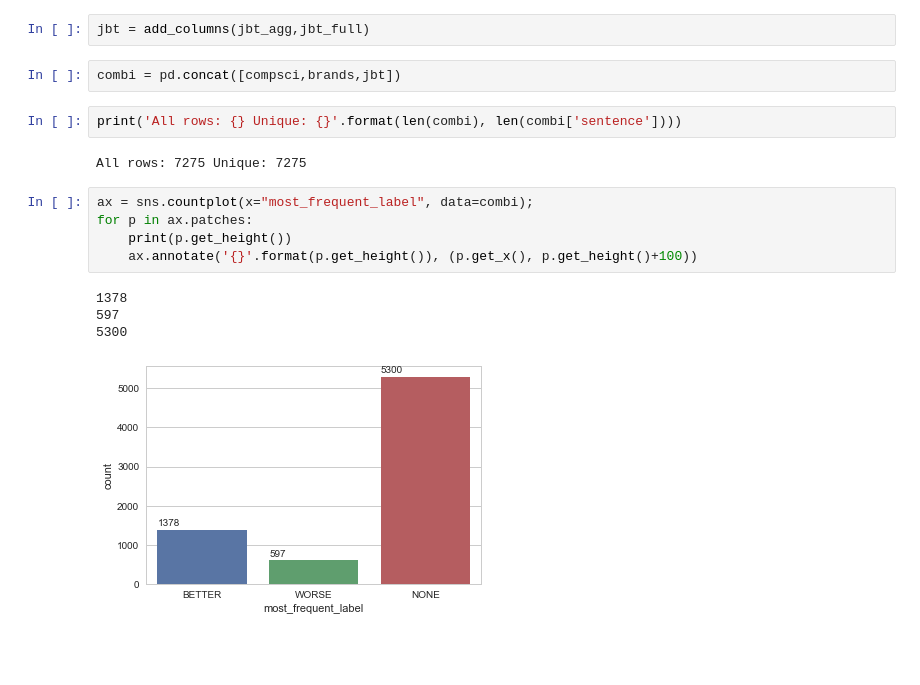
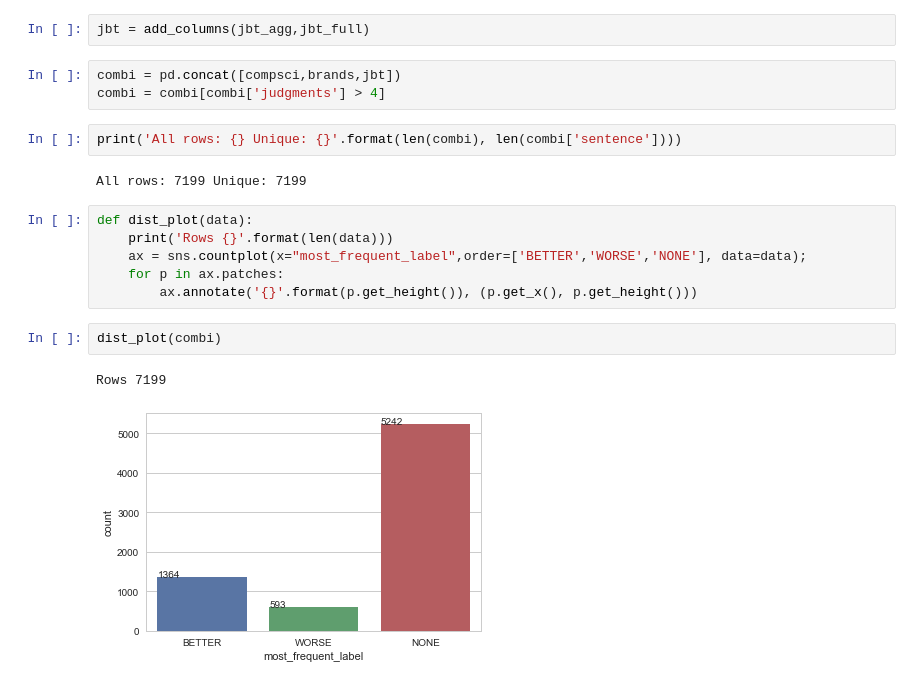
Before and after one commit to uhh-lt/comparative, a Jupyter notebook: 3. Crowdsourcing/3.5 Mainstudy Step 3/dataset_v1.ipynb, the cells around one changed output. Cells and saved outputs as stored; diff of their text form; blank space fills up the shorter version.

```diff
--- a/3. Crowdsourcing/3.5 Mainstudy Step 3/dataset_v1.ipynb
+++ b/3. Crowdsourcing/3.5 Mainstudy Step 3/dataset_v1.ipynb
@@ -114,17 +114,19 @@ brands = add_columns(brands_agg,brands_full)
 jbt = add_columns(jbt_agg,jbt_full)
 # %%
 combi = pd.concat([compsci,brands,jbt])
+combi = combi[combi['judgments'] > 4]
 # %%
 print('All rows: {} Unique: {}'.format(len(combi), len(combi['sentence'])))
 # %% [output]
-All rows: 7275 Unique: 7275
+All rows: 7199 Unique: 7199
 # %%
-ax = sns.countplot(x="most_frequent_label", data=combi);
-for p in ax.patches:
-    print(p.get_height())
-    ax.annotate('{}'.format(p.get_height()), (p.get_x(), p.get_height()+100))
+def dist_plot(data):
+    print('Rows {}'.format(len(data)))
+    ax = sns.countplot(x="most_frequent_label",order=['BETTER','WORSE','NONE'], data=data);
+    for p in ax.patches:
+        ax.annotate('{}'.format(p.get_height()), (p.get_x(), p.get_height()))
-# %% [output]
-1378
-597
-5300
-[figure, removed]
+# %%
+dist_plot(combi)
+# %% [output]
+Rows 7199
+[figure, added]
```
Also changed, not shown: parts of 8 cells of this notebook, 9 other files.
